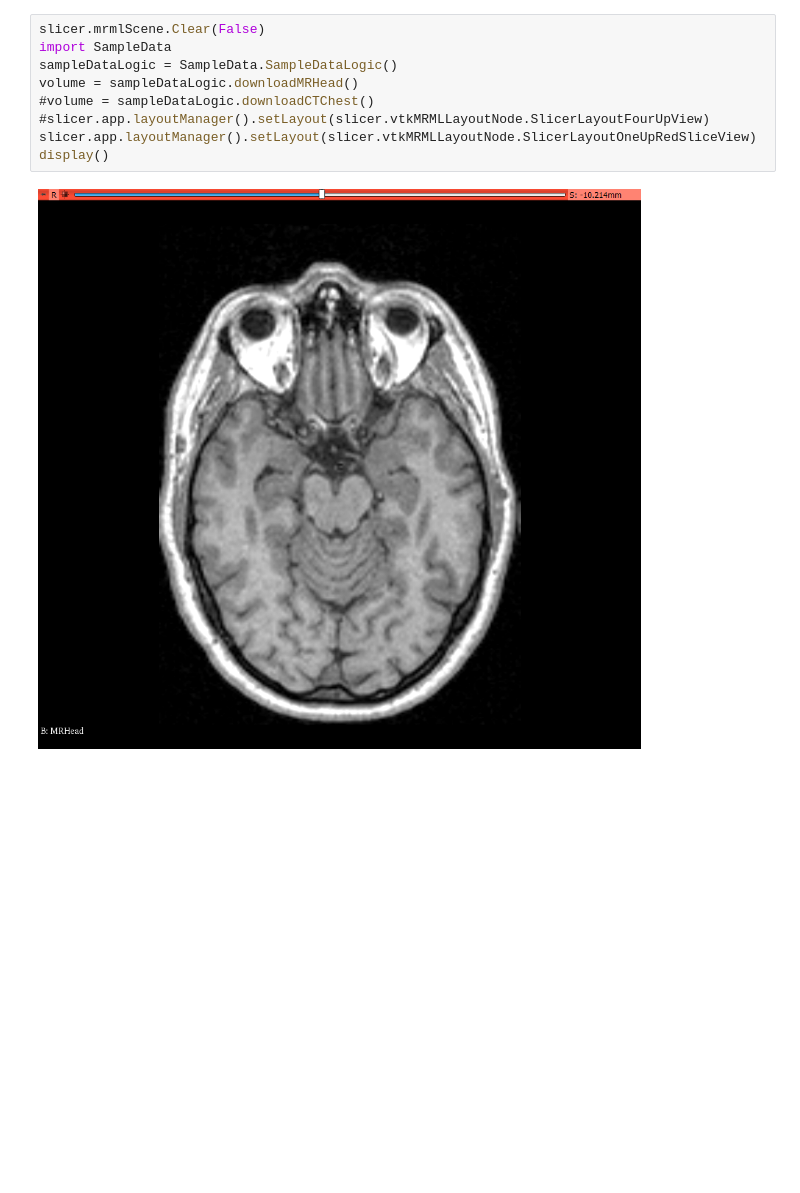
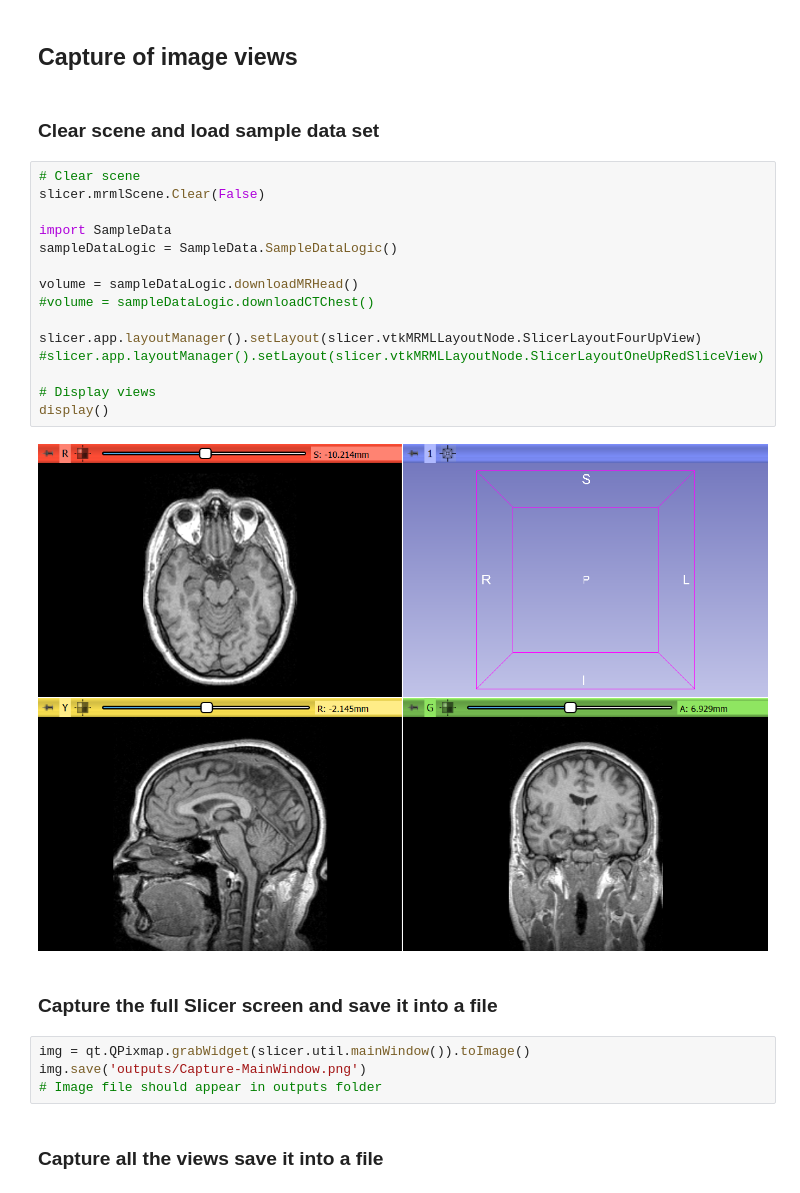
Before and after one commit to lassoan/SlicerNotebookDemos, a Jupyter notebook: My first Slicer notebook.ipynb, the cells around one changed output. Saved outputs shown, nothing was run; the diff lists cells and outputs as text; blank space fills up the shorter version.

Commit message:
Improve My first Slicer notebook by copying script from script repository

```diff
--- a/My first Slicer notebook.ipynb
+++ b/My first Slicer notebook.ipynb
@@ -1,11 +1,29 @@
+# %% [markdown]
+## Capture of image views
+# %% [markdown]
+### Clear scene and load sample data set
 # %%
+# Clear scene
 slicer.mrmlScene.Clear(False)
+
 import SampleData
 sampleDataLogic = SampleData.SampleDataLogic()
+
 volume = sampleDataLogic.downloadMRHead()
 #volume = sampleDataLogic.downloadCTChest()
-#slicer.app.layoutManager().setLayout(slicer.vtkMRMLLayoutNode.SlicerLayoutFourUpView)
-slicer.app.layoutManager().setLayout(slicer.vtkMRMLLayoutNode.SlicerLayoutOneUpRedSliceView)
+
+slicer.app.layoutManager().setLayout(slicer.vtkMRMLLayoutNode.SlicerLayoutFourUpView)
+#slicer.app.layoutManager().setLayout(slicer.vtkMRMLLayoutNode.SlicerLayoutOneUpRedSliceView)
+
+# Display views
 display()
 # %% [output]
-[figure, old version]
+[figure, new version]
+# %% [markdown]
+### Capture the full Slicer screen and save it into a file
+# %%
+img = qt.QPixmap.grabWidget(slicer.util.mainWindow()).toImage()
+img.save('outputs/Capture-MainWindow.png')
+# Image file should appear in outputs folder
+# %% [markdown]
+### Capture all the views save it into a file
```
Also changed, not shown: parts of 11 cells of this notebook, 2 other files.
